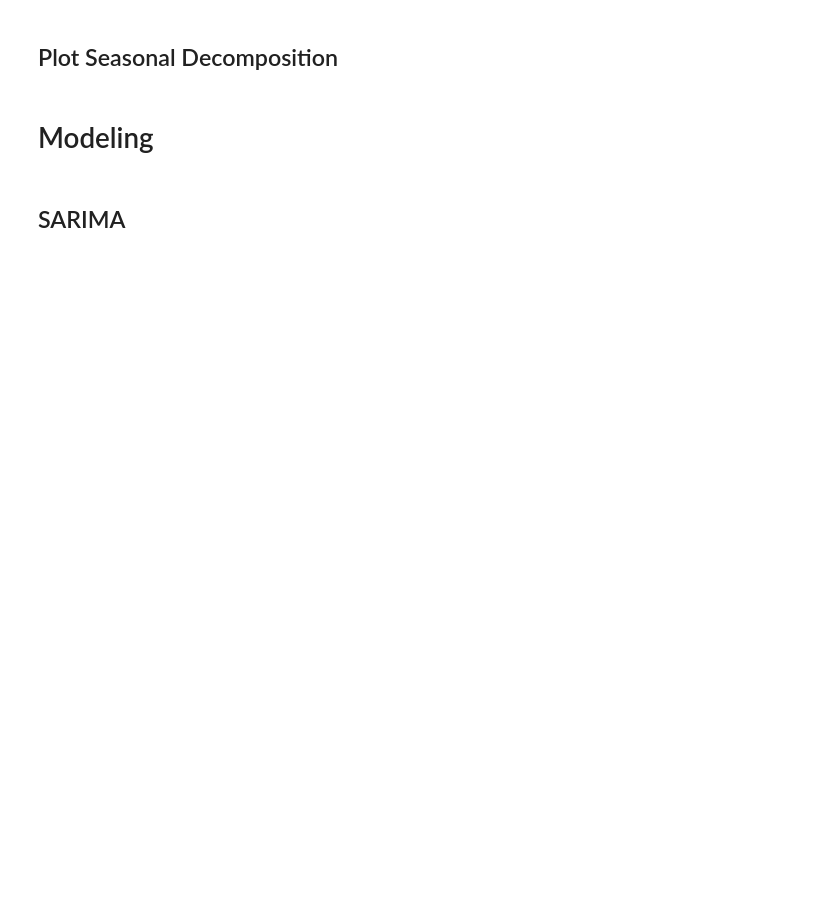
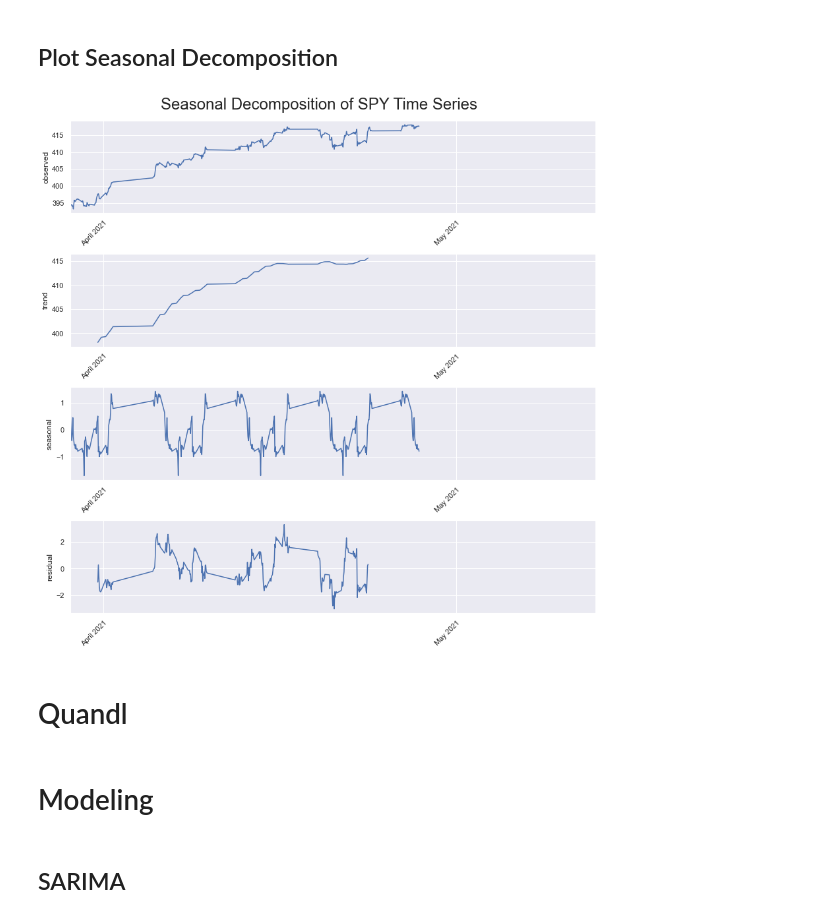
Before and after one commit to eggrollofchaos/i_spy_etf_price_predictions, a Jupyter notebook: crisp_dm_process/spy_eda.ipynb, the cells around one changed output. Drawn from its saved outputs; the diff is of its cells as text; code cells hidden in the pictures; blank space fills up the shorter version.

```diff
--- a/code/spy_eda.ipynb
+++ b/crisp_dm_process/spy_eda.ipynb
@@ -125,4 +158,8 @@ df_full = pd.read_csv('../data/SPY_2019_2021.csv', index_col='time')
 df_full.index = pd.to_datetime(df_full.index)
+# %%
+# df_full = pd.read_csv('../data/SPY_2019_2021_CBH.csv', index_col='time')
+df_last = pd.read_csv('../data/SPY_Last_Month.csv', index_col='time')
+df_last.index = pd.to_datetime(df_last.index)
 # %% [markdown]
 ## Data Exploration
 # %%
@@ -145,3 +193,6 @@ cbh
+# %%
+df_last = df_last.sort_index()
+df_last = df_last.asfreq(cbh)
 # %%
 # try:
 #     assert(type(df_new)=='pandas.core.frame.DataFrame')
@@ -162,5 +235,6 @@ Nothing to append
 # %%
 df = df_full.close
-df[-16:]
+df_last = df_last.close
+df_last[-16:]
 # %% [output]
 time
@@ -315,5 +428,11 @@ print(top)
 # %%
 plot_seasonal_decomposition(df.dropna(), 'SPY', round(365/4))
+# %%
+plot_seasonal_decomposition(df_last.dropna(), 'SPY', 16*5)
+# %% [output]
+[figure, added]
+# %% [markdown]
+# Quandl
 # %% [markdown]
 # Modeling
 # %% [markdown]
```
Also changed, not shown: parts of 51 cells of this notebook, 8 other files.
